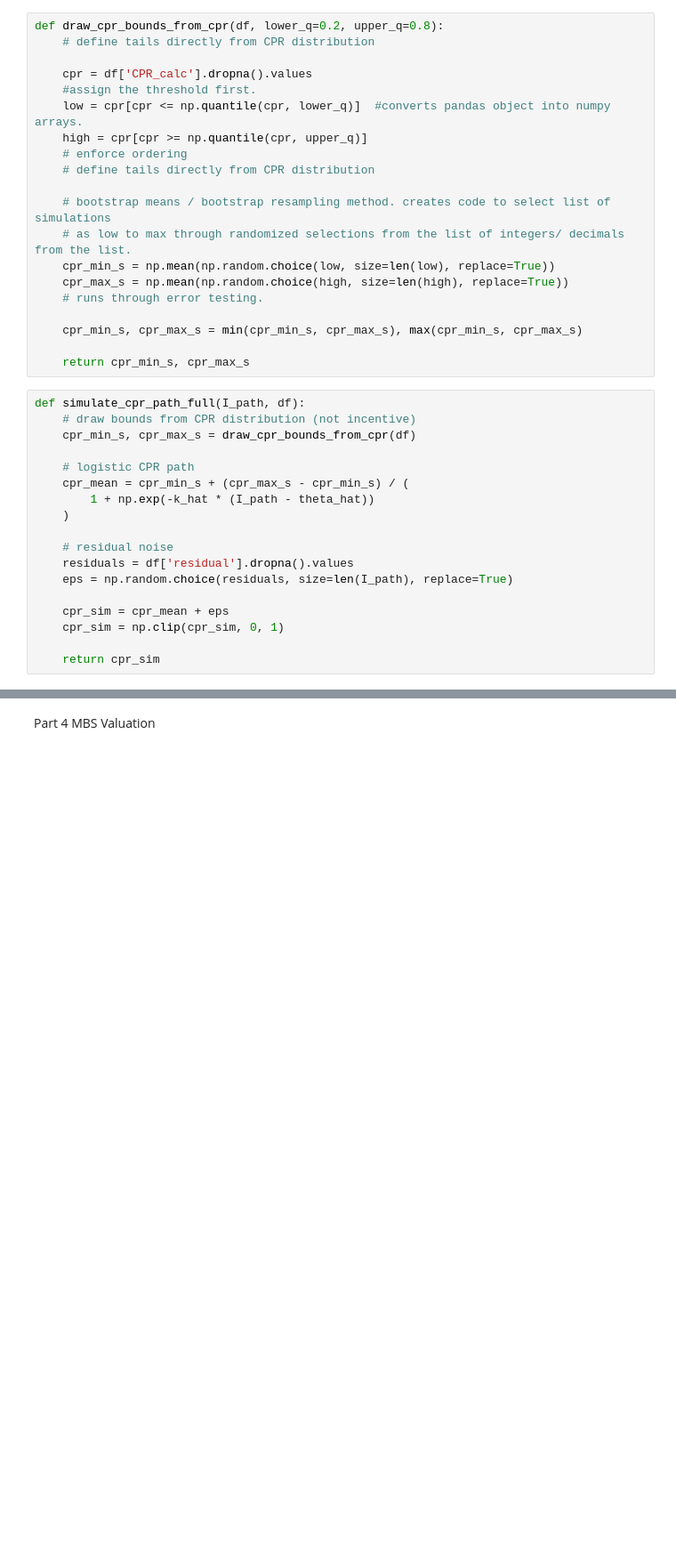
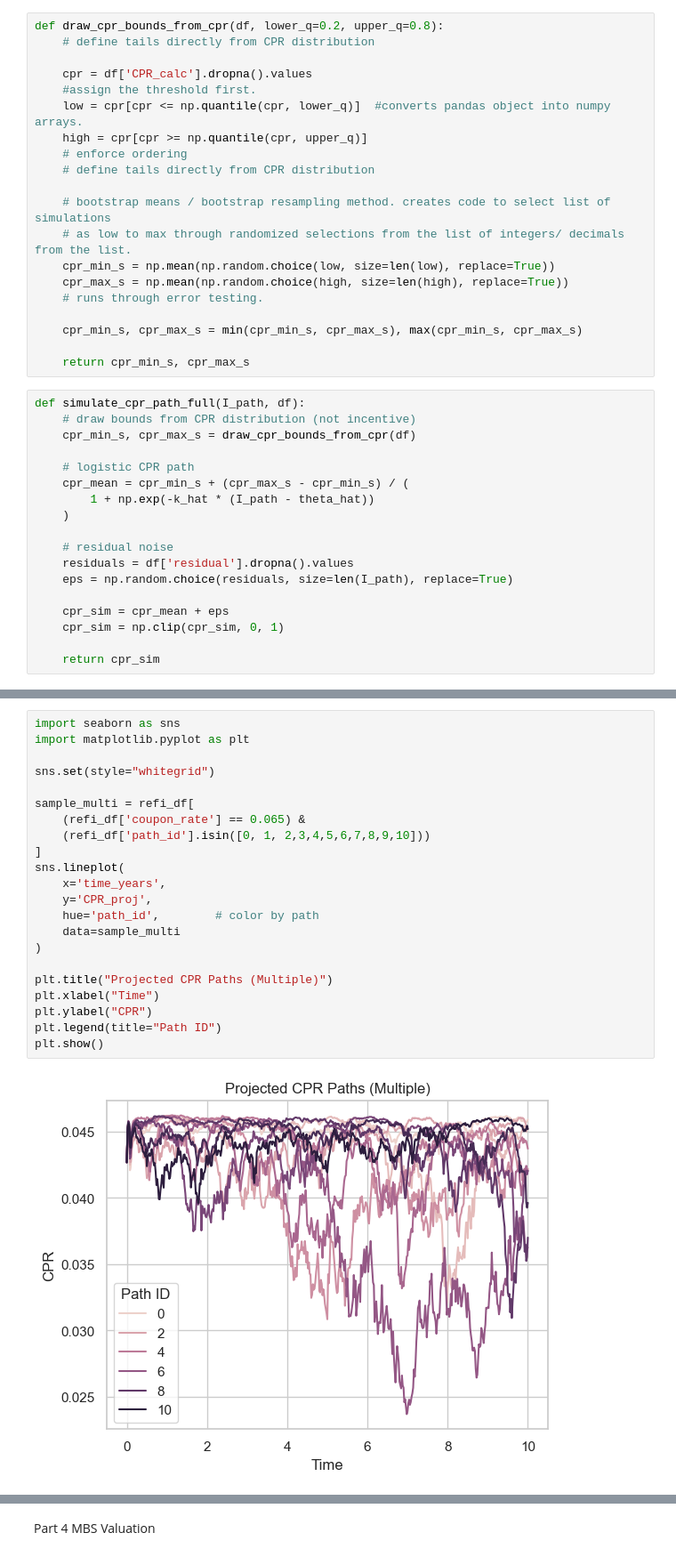
Before and after one commit to chloelinrq/STAT5030_Numerical_Methods_Group_Project, a Jupyter notebook: main.ipynb, the cells around one changed output, grey strips where cells are left out. Shown at 89% size. Cells and saved outputs as stored; diff of their text form; blank space fills up the shorter version.

```diff
--- a/main.ipynb
+++ b/main.ipynb
@@ -912,0 +1094,24 @@ CPR_max 5/95: [0.04606861 0.04658295]
+# %%
+import seaborn as sns
+import matplotlib.pyplot as plt
+
+sns.set(style="whitegrid")
+
+sample_multi = refi_df[
+    (refi_df['coupon_rate'] == 0.065) &
+    (refi_df['path_id'].isin([0, 1, 2,3,4,5,6,7,8,9,10]))
+]
+sns.lineplot(
+    x='time_years',
+    y='CPR_proj',
+    hue='path_id',        # color by path
+    data=sample_multi
+)
+
+plt.title("Projected CPR Paths (Multiple)")
+plt.xlabel("Time")
+plt.ylabel("CPR")
+plt.legend(title="Path ID")
+plt.show()
+# %% [output]
+[figure, added]
```
Also changed, not shown: parts of 16 cells of this notebook.
